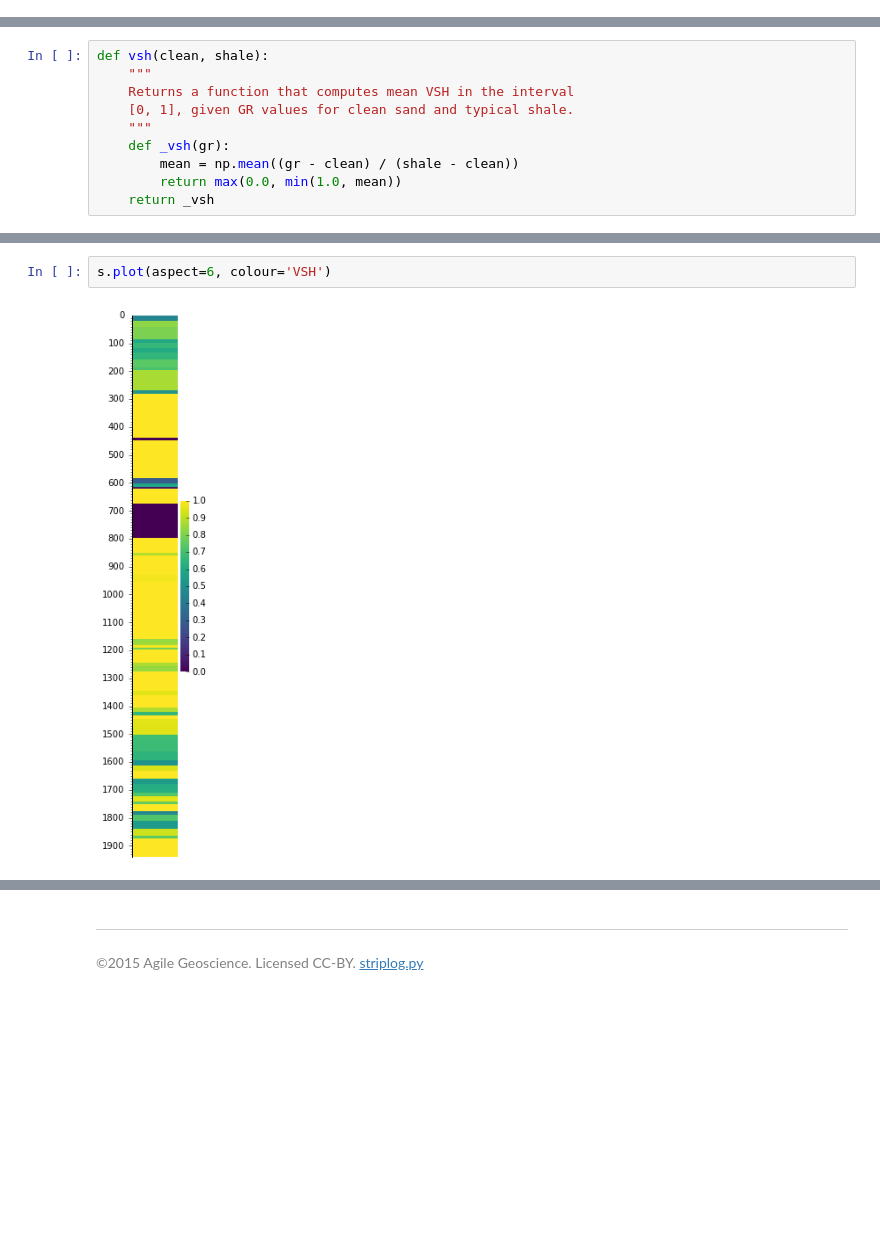
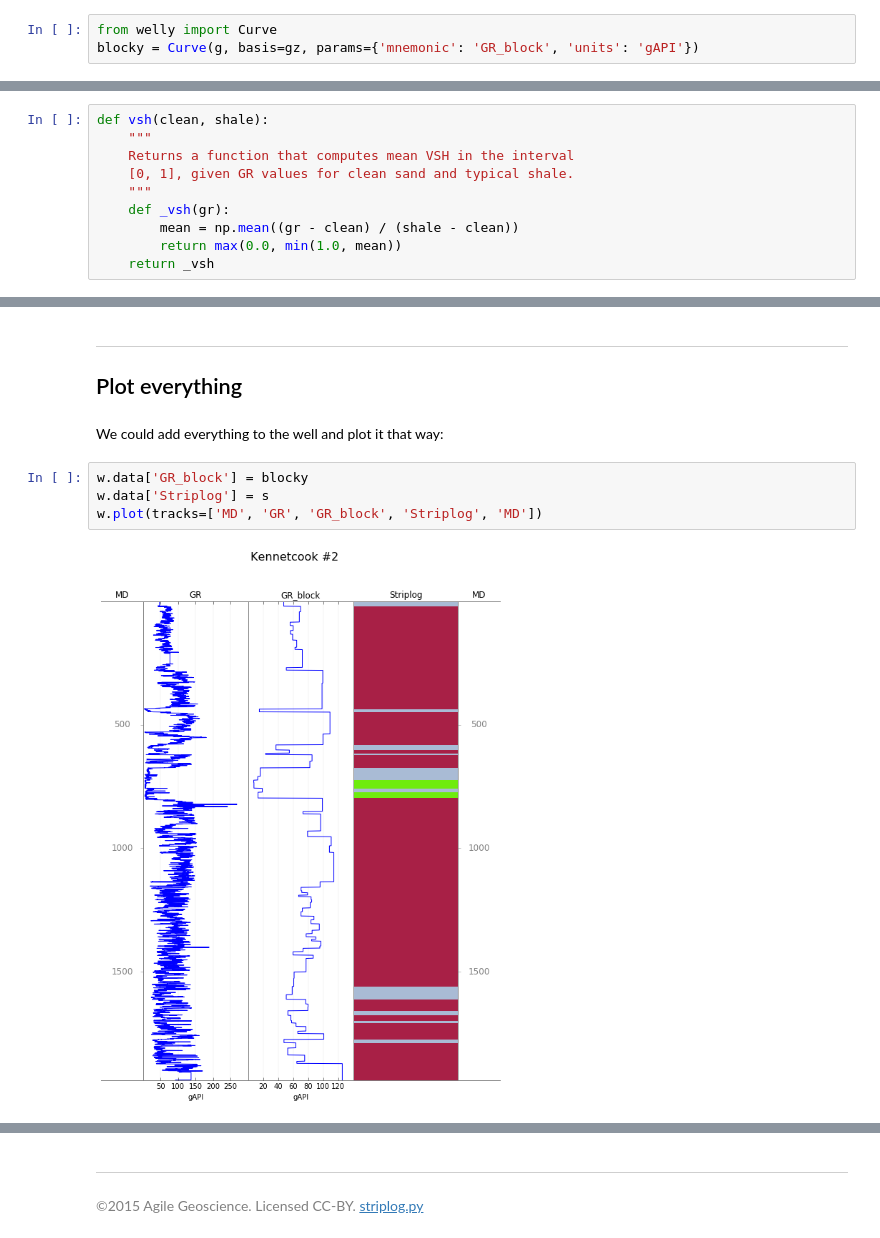
Before and after one commit to EvanBianco/recipes, a Jupyter notebook: Vsh striplog from log.ipynb, the cells around one changed output, grey strips where cells are left out. Saved outputs shown, nothing was run; the diff lists cells and outputs as text; blank space fills up the shorter version.

```diff
--- a/Vsh striplog from log.ipynb
+++ b/Vsh striplog from log.ipynb
@@ -99,2 +85,5 @@ g2, gz2, _ = s.to_log(field="GR", return_meta=True)
+# %%
+from welly import Curve
+blocky = Curve(g, basis=gz, params={'mnemonic': 'GR_block', 'units': 'gAPI'})
 # %%
 plt.figure(figsize=(16,3))
@@ -130,4 +118,12 @@ s[20]
-# %%
-s.plot(aspect=6, colour='VSH')
-# %% [output]
-[figure, removed]
+# %% [markdown]
+<hr />
+
+## Plot everything
+# %% [markdown]
+We could add everything to the well and plot it that way:
+# %%
+w.data['GR_block'] = blocky
+w.data['Striplog'] = s
+w.plot(tracks=['MD', 'GR', 'GR_block', 'Striplog', 'MD'])
+# %% [output]
+[figure, added]
```
Also changed, not shown: parts of 27 cells of this notebook.
